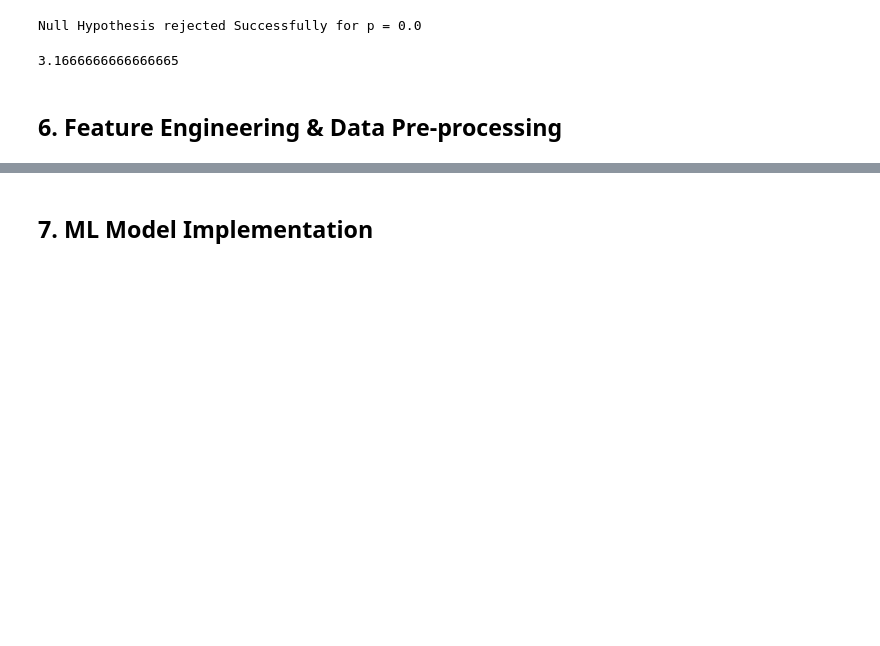
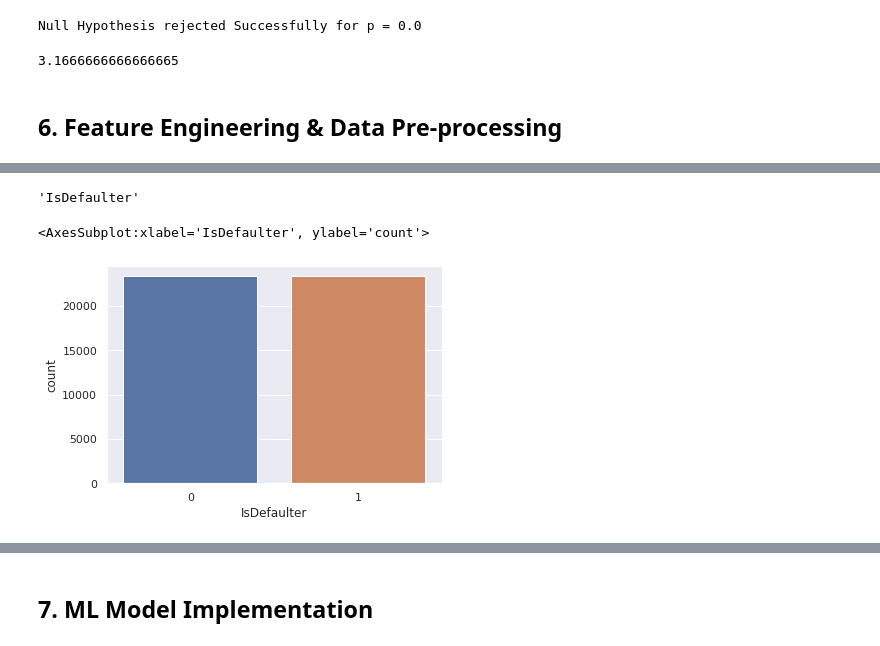
Before and after one commit to KrushnaChaure/Credit-Card-Default-Prediction, a Jupyter notebook: Krushna_Chaure_Credit_Card_Default_Prediction_Capstone_Project.ipynb, the cells around one changed output, grey strips where cells are left out. Saved outputs shown, nothing was run; the diff lists cells and outputs as text; code cells hidden in the pictures; blank space fills up the shorter version.

```diff
--- a/Krushna_Chaure_Credit_Card_Default_Prediction_Capstone_Project.ipynb
+++ b/Krushna_Chaure_Credit_Card_Default_Prediction_Capstone_Project.ipynb
@@ -1348,0 +967,15 @@ Let's move on to the  ML Model implementation.
+# %%
+columns = list(dataset.columns)
+# %%
+columns.pop()
+# %% [output]
+'IsDefaulter'
+# %%
+balance_df = pd.DataFrame(x_smote, columns=columns)
+# %%
+balance_df['IsDefaulter'] = y_smote
+# %%
+sns.countplot('IsDefaulter', data = balance_df)
+# %% [output]
+<AxesSubplot:xlabel='IsDefaulter', ylabel='count'>
+[figure, added]
```
Also changed, not shown: parts of 269 cells of this notebook.
